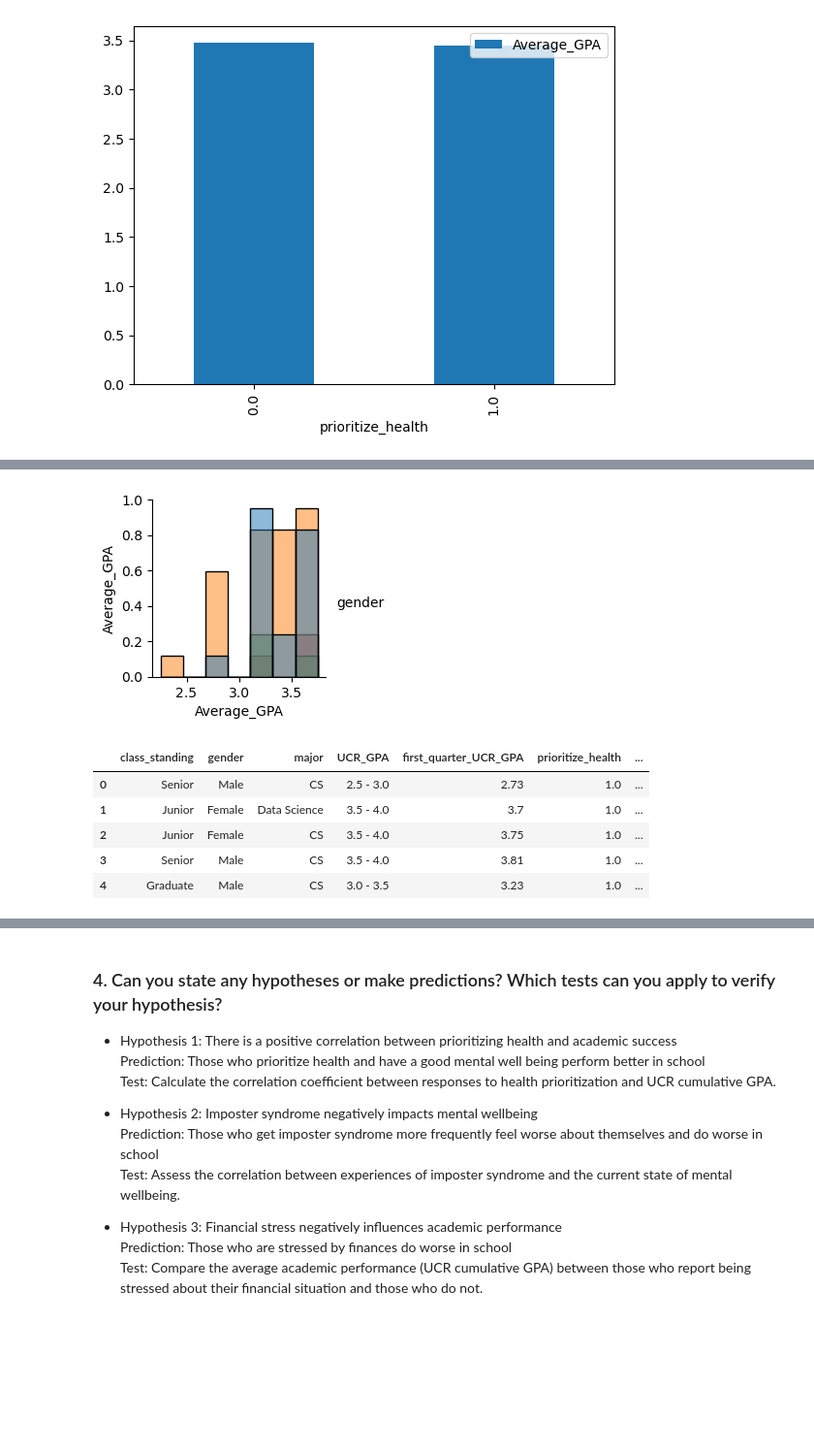
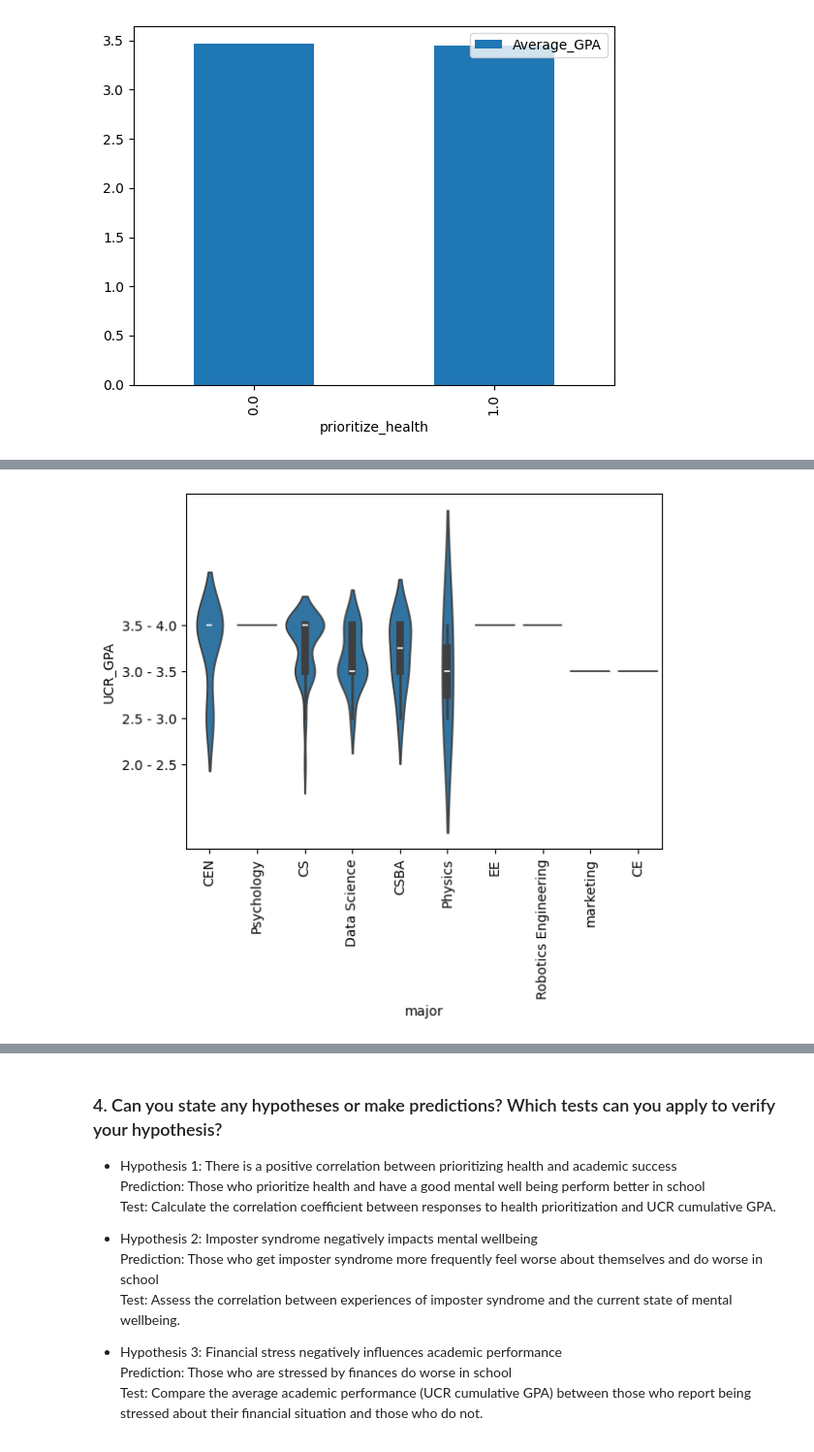
Before and after one commit to Jyro88/CS105MiniProject, a Jupyter notebook: lab5-6.ipynb, the cells around one changed output, grey strips where cells are left out. Shown: that part at 97% size. Drawn from its saved outputs; the diff is of its cells as text; code cells hidden in the pictures; blank space fills up the shorter version.

Commit message:
Finish Part 3

```diff
--- a/lab5-6.ipynb
+++ b/lab5-6.ipynb
@@ -92,23 +92,27 @@ prioritize_health
 1.0    177
 Name: prioritize_health, dtype: int64
 [figure]
-# %%
-# Makes a pair plot that shows the average GPA based on gender, major, and class standing
-pairplot_data = df.pivot_table(index=['class_standing', 'gender', 'major'], values='Average_GPA', aggfunc='mean').reset_index()
-
-
-sns.pairplot(pairplot_data, hue='gender', diag_kind='hist')
-plt.show()
-# %% [output]
-[figure, removed]
-# %%
-pd.set_option('display.max_columns', None)  # or 1000
-pd.set_option('display.max_rows', None)  # or 1000
-display(df.head())
-# %% [output]
-|  | class_standing | gender | major | UCR_GPA | first_quarter_UCR_GPA | prioritize_health | ... |
-| 0 | Senior | Male | CS | 2.5 - 3.0 | 2.73 | 1.0 | ... |
-| 1 | Junior | Female | Data Science | 3.5 - 4.0 | 3.7 | 1.0 | ... |
-| 2 | Junior | Female | CS | 3.5 - 4.0 | 3.75 | 1.0 | ... |
-| 3 | Senior | Male | CS | 3.5 - 4.0 | 3.81 | 1.0 | ... |
-| 4 | Graduate | Male | CS | 3.0 - 3.5 | 3.23 | 1.0 | ... |
+# %%
+# Violin plot to visualize the distribution of GPA for different majors
+
+# 1. Box Plot (Inner Rectangle):
+#    - The inner rectangle in the center of the violin plot represents the interquartile range (IQR),
+#      containing the middle 50% of the data. The line inside the box is the median.
+
+# 2. Violin Shape:
+#    - The wider the violin, the higher the probability of data points occurring at that value.
+#    - The shape of the violin gives insights into the distribution's characteristics.
+#      For example, a wider top and bottom with a narrow middle might indicate a bimodal distribution.
+
+# 3. Kernel Density Plot (Outside the Box):
+#    - The wider part of the violin represents the kernel density estimate of the underlying distribution.
+#    - It shows the probability density of the data at different values. Higher peaks indicate
+#      where the data is more concentrated.
+
+# Sort the DataFrame by UCR_GPA
+df_sorted = df.sort_values(by='UCR_GPA', ascending=False)
+sns.violinplot(x='major', y='UCR_GPA', data=df_sorted)
+plt.xticks(rotation=90)
+plt.show()
+# %% [output]
+[figure, added]
```
Also changed, not shown: parts of 3 cells of this notebook.
